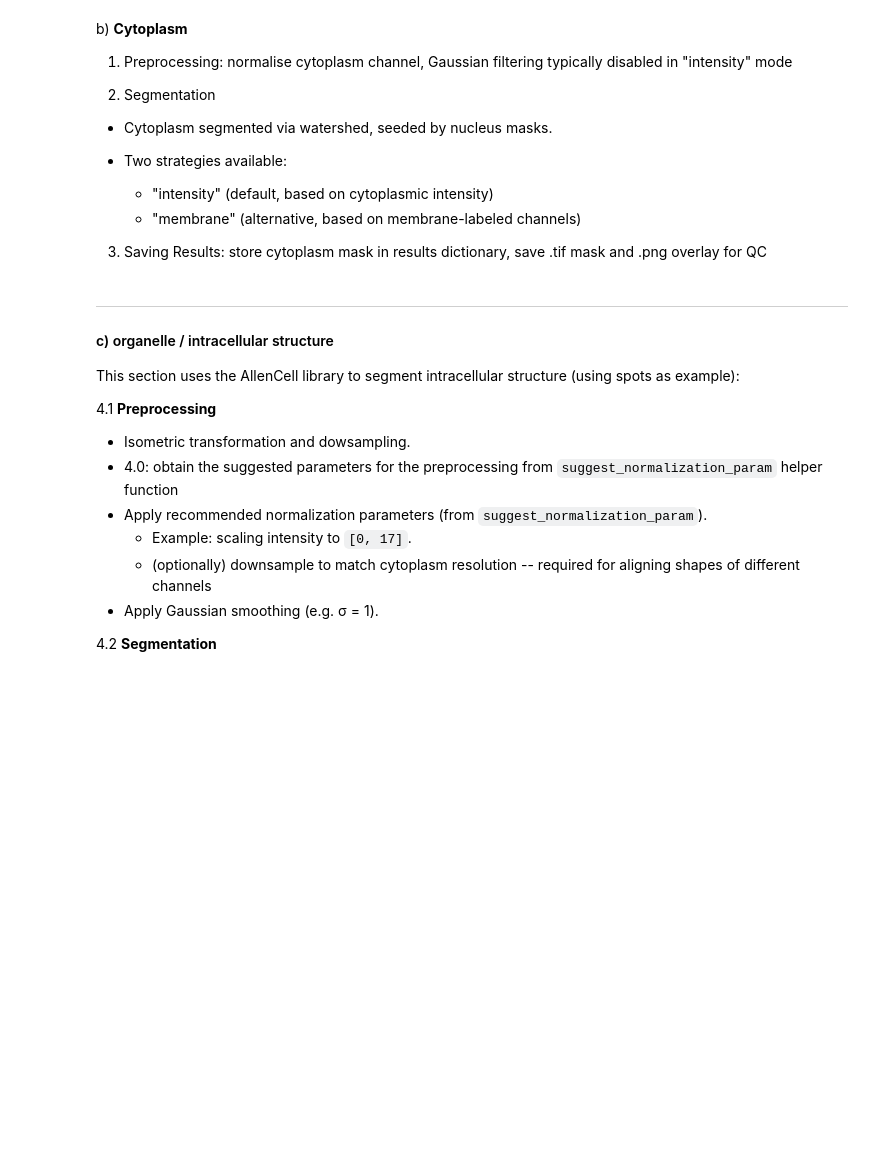
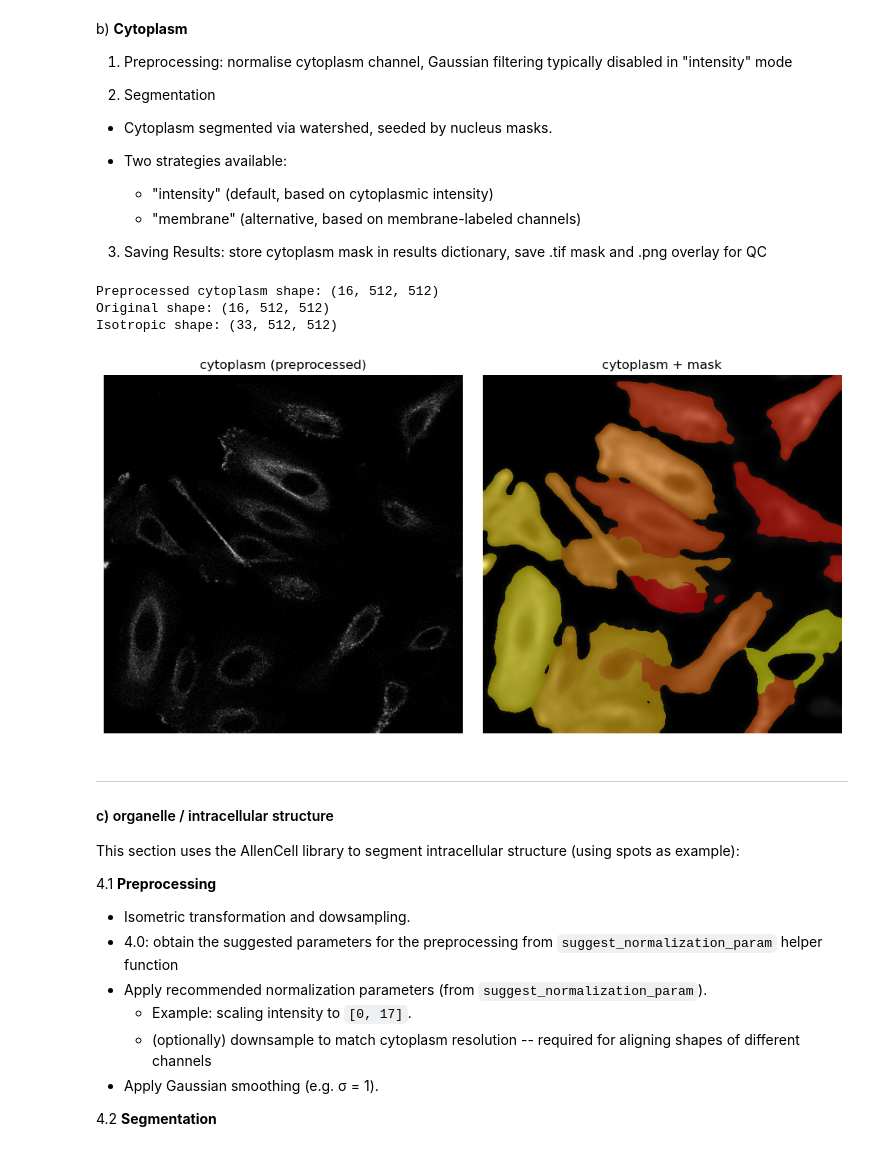
Before and after one commit to UCL-Biosciences/UCL-Biosciences-Image-Analysis, a Jupyter notebook: notebooks/04_segment_3d_multichannel.ipynb, the cells around one changed output. Drawn from its saved outputs; the diff is of its cells as text; code cells hidden in the pictures; blank space fills up the shorter version.

Commit message:
Fixing the segmentation (non_DL) to make it better

```diff
--- a/notebooks/04_segment_3d_multichannel.ipynb
+++ b/notebooks/04_segment_3d_multichannel.ipynb
@@ -322,8 +348,6 @@ cytoplasm = all_volumes[demo]["channels"]["cytoplasm"].astype("float32")
 # rescale intensity to 0-1
 cytoplasm = rescale_intensity(cytoplasm, out_range=(0, 1))
 
-# gaussian smoothing
-cytoplasm = gaussian_filter(cytoplasm, sigma=sigma_vox)  #skip this if you are using intesity-based watershed
 
 # downsample in XY
 z, y, x = cytoplasm.shape
@@ -332,24 +356,31 @@ cytoplasm = resize(cytoplasm, (z, int(y * downsize_factor), int(x * downsize_fac
 
 print("Preprocessed cytoplasm shape:", cytoplasm.shape)
 
-# Z resolution is typically worse than XY (due to the PSF)
-# we rescale to make voxels isotropic before segmentation
 
-# sz, sy, sx = voxel_size_um
-# min_voxel = min(voxel_size_um)
-# scale_factors = np.array([sz, sy, sx]) / min_voxel
 
 new_shape_cytoplasm = np.round(np.array(cytoplasm.shape) * scale_factors).astype(int)
 
 cytoplasm_iso = resize(
     cytoplasm,
-    new_shape,
+    new_shape_cytoplasm,
     anti_aliasing=True,
     preserve_range=True
 ).astype("float32")
 
+# smoothing AFTER isotropic rescaling
+if mode == "intensity":
+    cytoplasm_smooth = gaussian_filter(
+        cytoplasm_iso,
+        sigma=cytoplams_sigma_um
+    )
+
+
 print("Original shape:", cytoplasm.shape)
 print("Isotropic shape:", cytoplasm_iso.shape)
+# %% [output]
+Preprocessed cytoplasm shape: (16, 512, 512)
+Original shape: (16, 512, 512)
+Isotropic shape: (33, 512, 512)
 # %%
 # --- 3.1 cytoplasm channel preprocessing ---
 # ---------------------------------------------------------------------------
@@ -358,7 +389,7 @@ print("Isotropic shape:", cytoplasm_iso.shape)
 
 
 membrane_threshold = 0.2        # Threshold for membrane signal to act as stopping boundary.
-min_signal = 0.05       # Minimum normalized intensity for cytoplasm mask (for intensity mode).
+min_signal = 0.03       # Minimum normalized intensity for cytoplasm mask (for intensity mode).
 
 # --- 3.2 cytoplasm segmentation (watershed) ---
 # Using a cytoplasmic protein or a membrane marker
@@ -376,34 +407,52 @@ if mode == "membrane":
     cytoplasm_labels = watershed(-distance, markers=nuclei_mask, mask=~membrane_mask)
 
 elif mode == "intensity":
-    # smooth the channel for better segmentation
-    smoothed = gaussian(cytoplasm_iso, sigma=cytoplams_sigma_um) ### pre-processing should be done in the separate step prior to segmentation
-    #smoothed = cyto_channel
+    # watershed occupancy mask
+    cytoplasm_mask = cytoplasm_smooth > min_signal
 
-    # cytoplasmic regions to include
-    cytoplasm_mask = smoothed > min_signal
-    inverted = -smoothed
-    cytoplasm_labels = watershed(inverted, markers=nuclei_mask, mask=cytoplasm_mask)
+    cytoplasm_mask = remove_small_objects(cytoplasm_mask, 2000)
+    cytoplasm_mask = ndi.binary_fill_holes(cytoplasm_mask)
 
+    # optional normalization
+    elevation = cytoplasm_smooth.copy()
+
+    # invert because watershed floods minima
+    elevation = -elevation
+
+
+    cytoplasm_labels = watershed(
+        elevation,
+        markers=nuclei_mask,
+        mask=cytoplasm_mask,
+    )
 else:
-    raise ValueError("Invalid mode. Choose 'membrane' or 'intensity'.")
+    raise ValueError("Invalid mode.")
 # %%
 ### Visualize middle section
 ### does it make sense?
 
-z_mid = cytoplasm_labels.shape[0] // 2
+z_mid = cytoplasm_iso.shape[0] // 2
 
 fig, axes = plt.subplots(1, 2, figsize=(10, 5))
+
 axes[0].imshow(cytoplasm_iso[z_mid], cmap="gray")
 axes[0].set_title("cytoplasm (preprocessed)")
-axes[1].imshow(cytoplasm_iso[z_mid], cmap="gray")
-axes[1].imshow(np.ma.masked_where(cytoplasm_labels[z_mid] == 0, cytoplasm_labels[z_mid]),
-               cmap="autumn", alpha=0.5)
+axes[1].imshow(cytoplasm_smooth[z_mid], cmap="gray")
+axes[1].imshow(
+    np.ma.masked_where(
+        cytoplasm_labels[z_mid] == 0,
+        cytoplasm_labels[z_mid]
+    ),
+    cmap="autumn",
+    alpha=0.5
+)
 axes[1].set_title("cytoplasm + mask")
 for ax in axes:
     ax.axis("off")
 plt.tight_layout()
 plt.show()
+# %% [output]
+[figure, added]
 # %%
 ### cytoplasm segmentation
 ## the cytoplasm segmentation with thresholding is not so good
```
Also changed, not shown: parts of 20 cells of this notebook.
